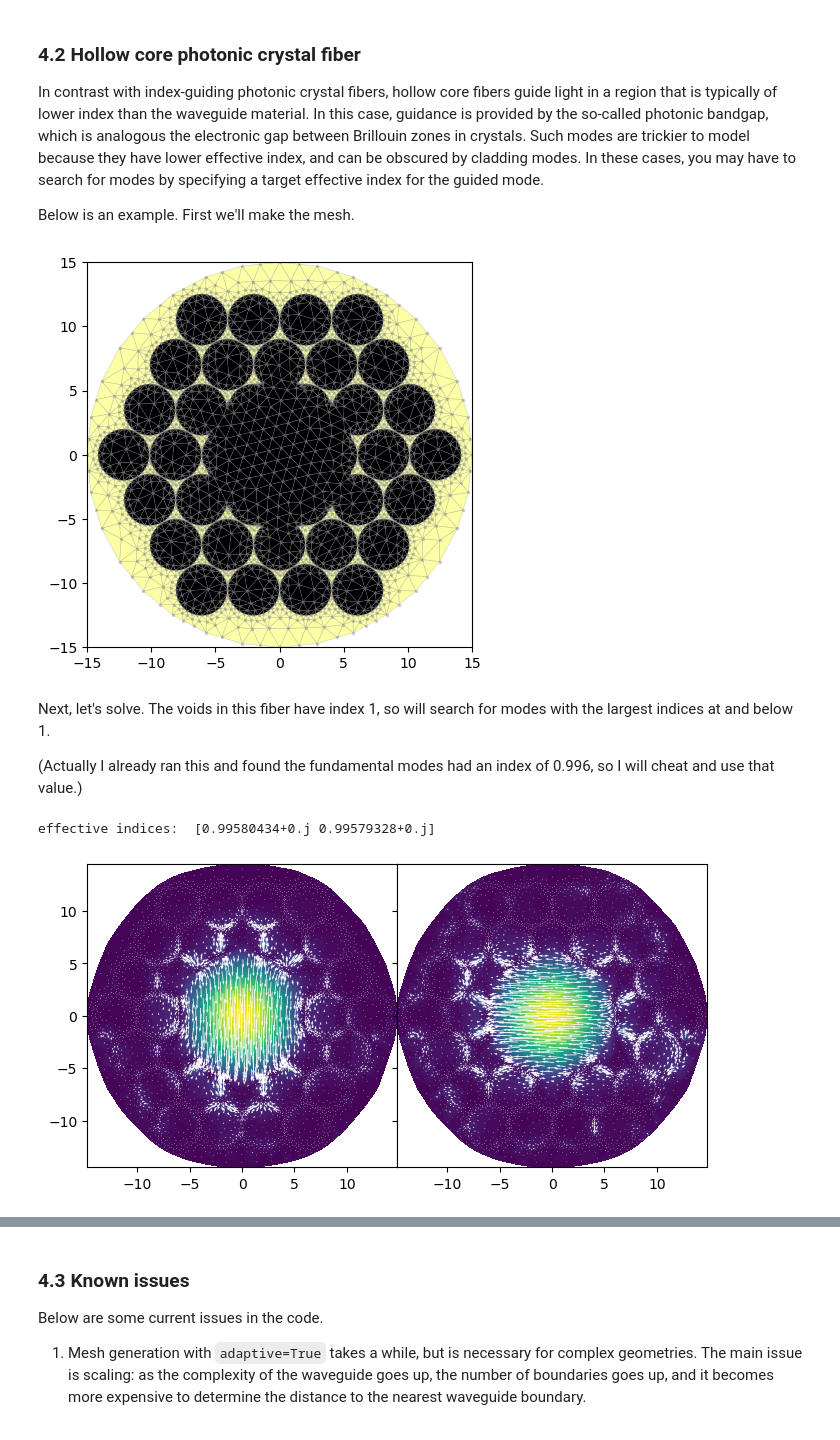
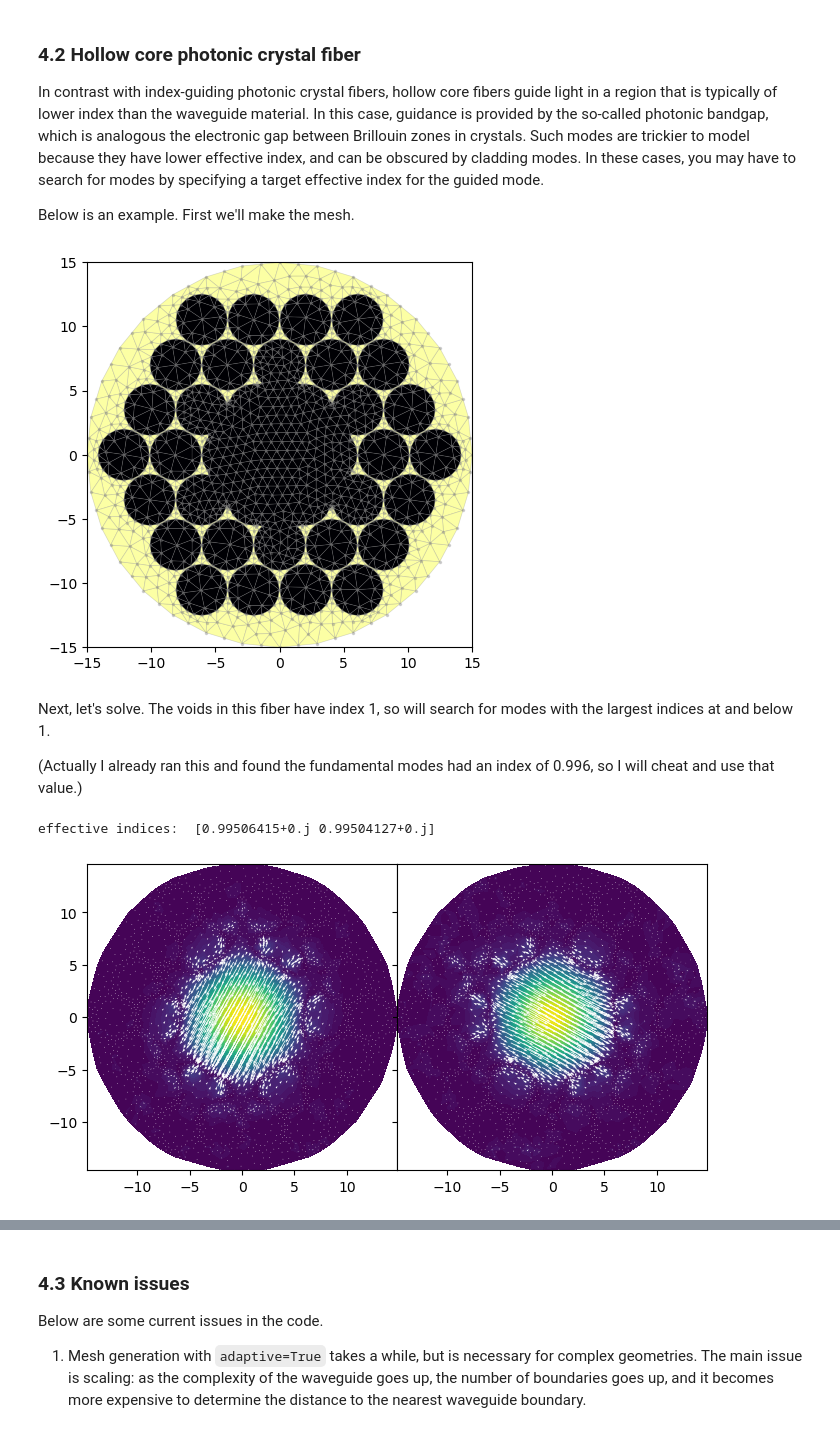
Before and after one commit to SAIL-Labs/wavesolve, a Jupyter notebook: getting-started.ipynb, the cells around one changed output, grey strips where cells are left out. Cells and saved outputs as stored; diff of their text form; code cells hidden in the pictures.

```diff
--- a/getting-started.ipynb
+++ b/getting-started.ipynb
@@ -453,14 +470,13 @@ hole_radius = 2.
 clad_radius = 15.
 nclad = 1.444
 hole_separation = 4.05
-wl = 1.55
 
-hollow_PCF = PhotonicBandgapFiber(void_radius,hole_radius,clad_radius,nclad,hole_separation,32,32,hole_mesh_size=1.5,clad_mesh_size=4.)
+hollow_PCF = PhotonicBandgapFiber(void_radius,hole_radius,clad_radius,nclad,hole_separation,20,32,hole_mesh_size=0.8,clad_mesh_size=2.)
 
 m = hollow_PCF.make_mesh(order=1,adaptive=True)
 hollow_PCF.plot_mesh(m)
 # %% [output]
-[figure, old version]
+[figure, new version]
 # %% [markdown]
 Next, let's solve. The voids in this fiber have index 1, so will search for modes with the largest indices at and below 1.
 
@@ -468,17 +484,19 @@ Next, let's solve. The voids in this fiber have index 1, so will search for mode
 # %%
 from wavesolve.fe_solver import get_eff_index
 
 IOR_dict = hollow_PCF.assign_IOR()
+wl = 1.65
+
 w,v,n = solve_waveguide_vec(m,wl,IOR_dict,plot=False,target_neff=0.996,Nmax=2)
 
 print("effective indices: ", get_eff_index(wl,w))
 
 fig,axs = plt.subplots(1,2,sharey=True,figsize=(8,4))
 for i,ax in enumerate(axs):
     ax.set_aspect('equal')
     plot_vector_mode(m,v[i],ax=axs[i])
 plt.subplots_adjust(hspace=0,wspace=0)
 plt.show()
 # %% [output]
-effective indices:  [0.99580434+0.j 0.99579328+0.j]
+effective indices:  [0.99506415+0.j 0.99504127+0.j]
-[figure, old version]
+[figure, new version]
```
Also changed, not shown: parts of 7 cells of this notebook.
